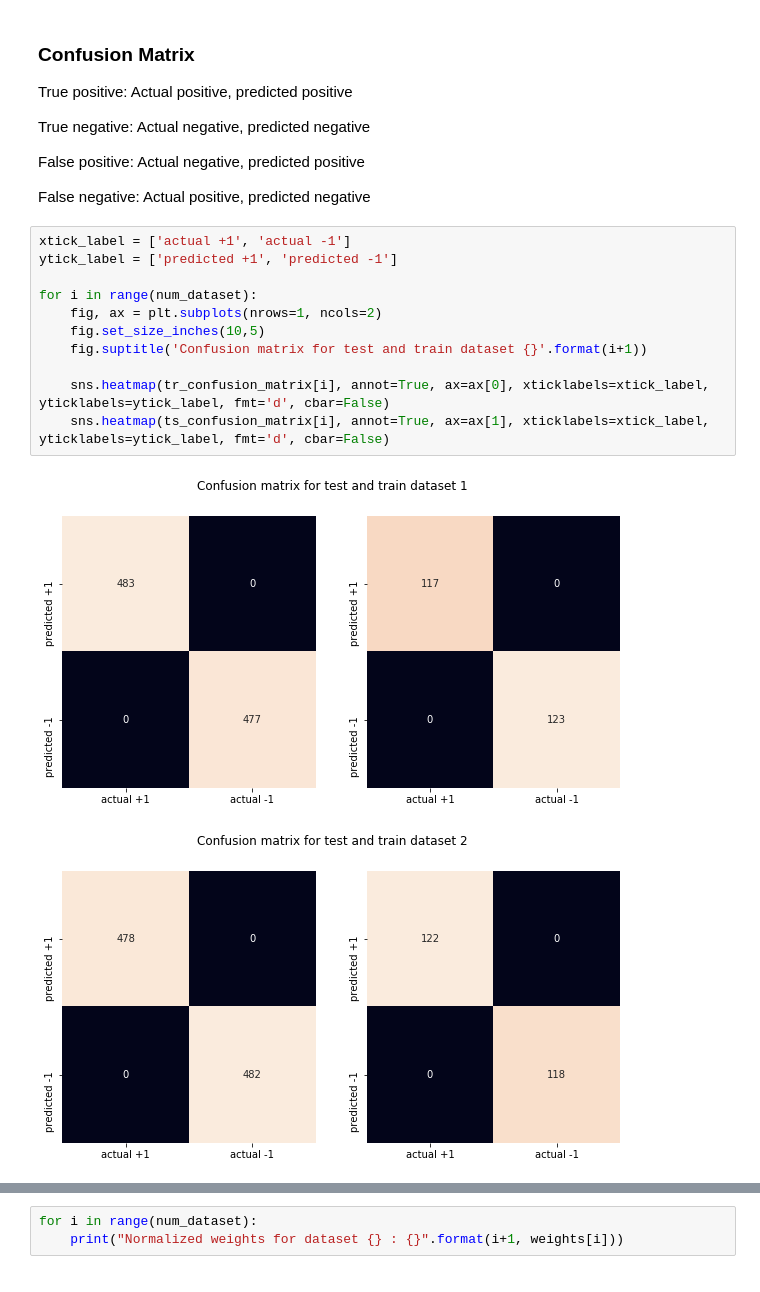
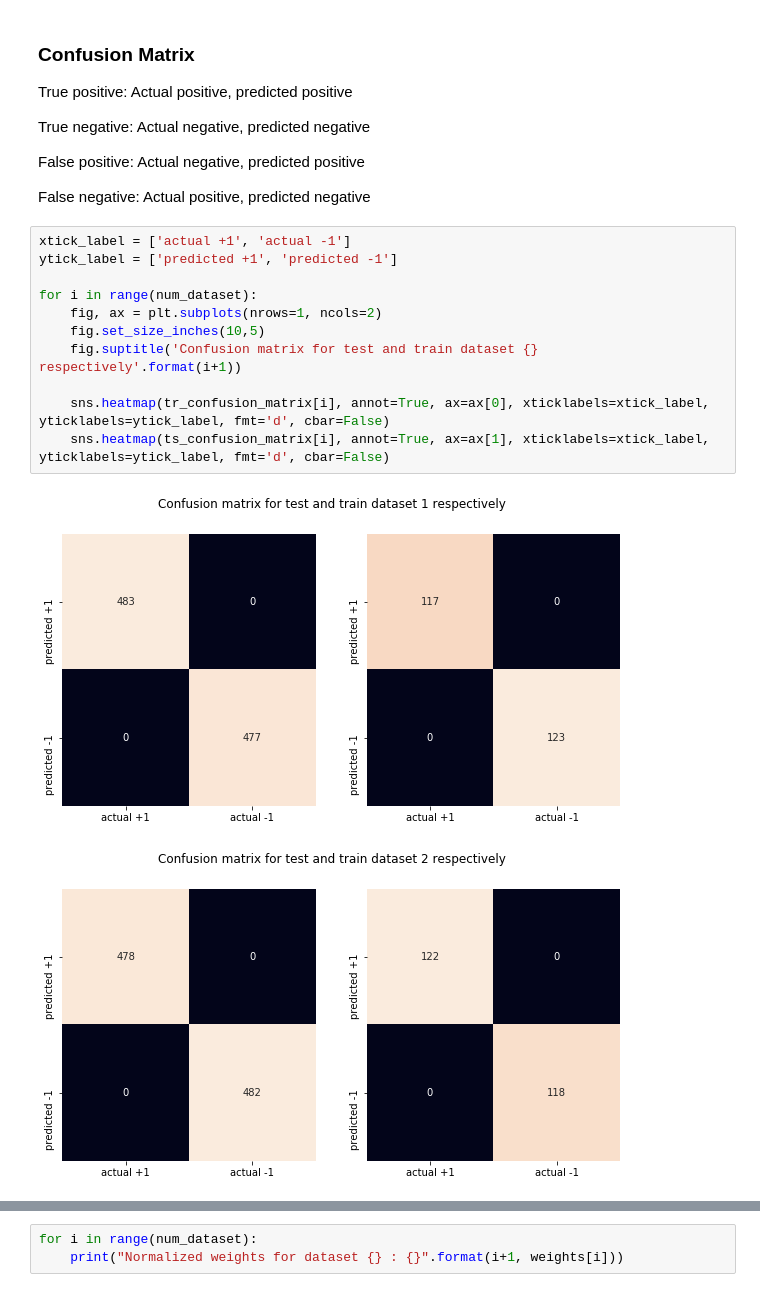
Before and after one commit to KishoreKaushal/deep-learning, a Jupyter notebook: perceptron/assignment1/question1.ipynb, the cells around one changed output, grey strips where cells are left out. Drawn from its saved outputs; the diff is of its cells as text.

```diff
--- a/perceptron/assignment1/question1.ipynb
+++ b/perceptron/assignment1/question1.ipynb
@@ -273,14 +273,14 @@ False negative: Actual positive, predicted negative
 # %%
 xtick_label = ['actual +1', 'actual -1']
 ytick_label = ['predicted +1', 'predicted -1']
 
 for i in range(num_dataset):
     fig, ax = plt.subplots(nrows=1, ncols=2)
     fig.set_size_inches(10,5)
-    fig.suptitle('Confusion matrix for test and train dataset {}'.format(i+1))
+    fig.suptitle('Confusion matrix for test and train dataset {} respectively'.format(i+1))
 
     sns.heatmap(tr_confusion_matrix[i], annot=True, ax=ax[0], xticklabels=xtick_label, yticklabels=ytick_label, fmt='d', cbar=False)
     sns.heatmap(ts_confusion_matrix[i], annot=True, ax=ax[1], xticklabels=xtick_label, yticklabels=ytick_label, fmt='d', cbar=False)
 # %% [output]
-[figure, old version]
+[figure, new version]
-[figure, old version]
+[figure, new version]
```
Also changed, not shown: parts of 3 cells of this notebook, 1 other file.
